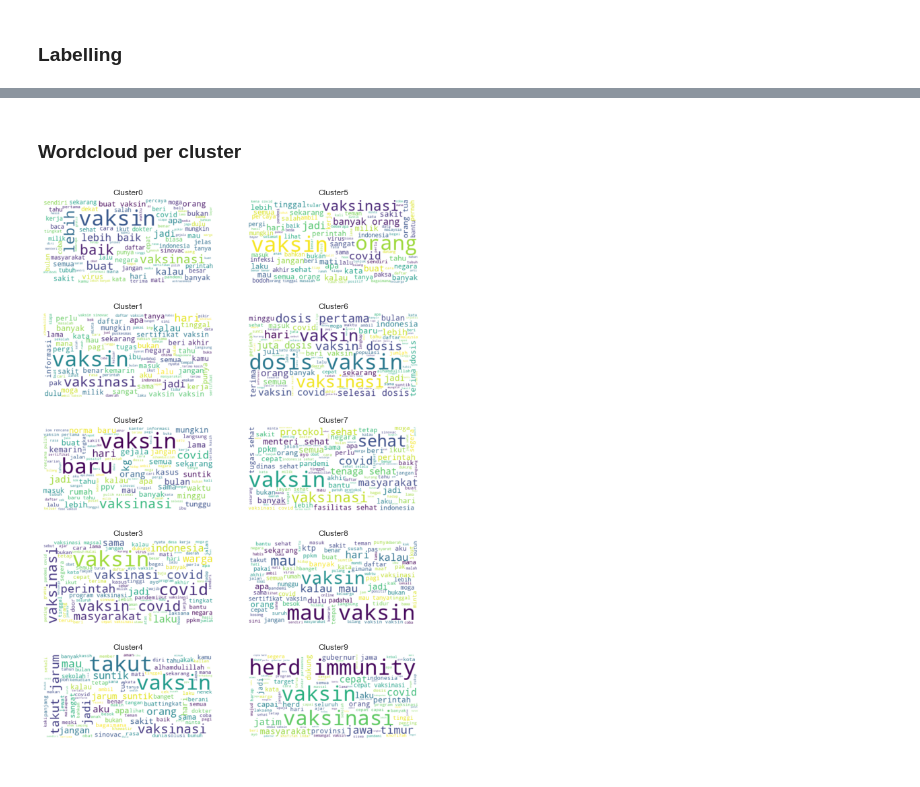
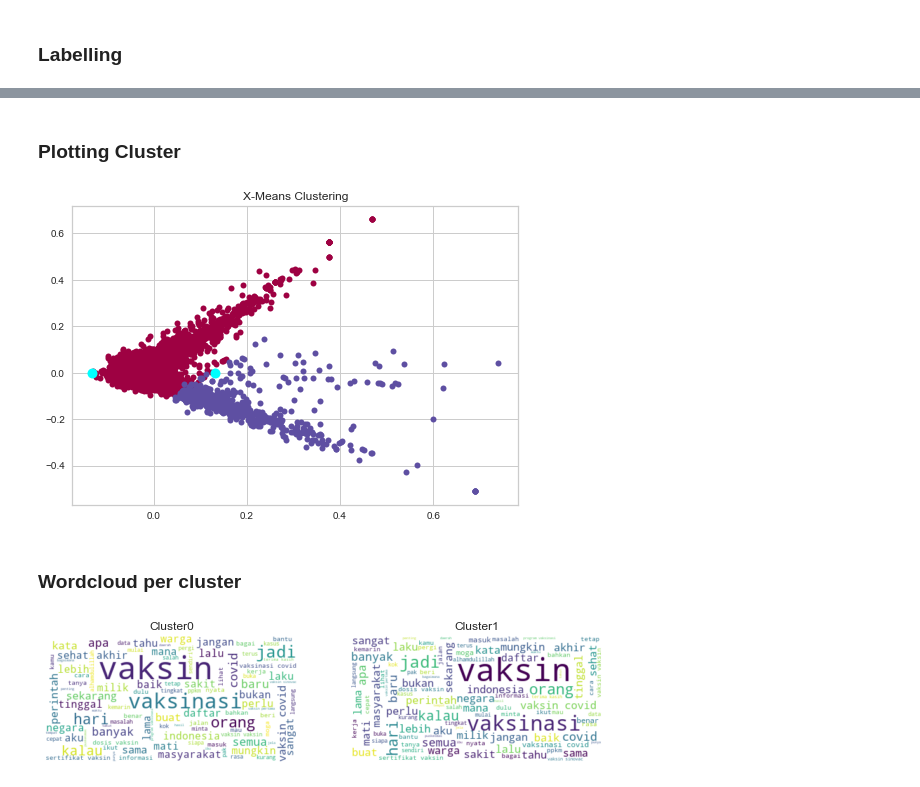
Before and after one commit to zeerafle/text-mining-clustering, a Jupyter notebook: clustering-result-oriented.ipynb, the cells around one changed output, grey strips where cells are left out. Drawn from its saved outputs; the diff is of its cells as text; code cells hidden in the pictures.

```diff
--- a/clustering-result-oriented.ipynb
+++ b/clustering-result-oriented.ipynb
@@ -362,7 +296,7 @@ def create_wordcloud(result_table):
 ### Find Best Number of Cluster
 # %%
 # k is range of number of clusters.
-visualizer = KElbowVisualizer(KMeans(algorithm='full'), k=(2,120), metric='silhouette', timings=True)
+visualizer = KElbowVisualizer(KMeans(algorithm='full', random_state=1), k=(2,30), metric='silhouette', timings=True)
 visualizer.fit(features)        # Fit the data to the visualizer
 visualizer.show()        # Finalize and render the figure
 # %% [output]
@@ -577,8 +436,6 @@ visualizer.show()        # Finalize and render the figure
 # %% [markdown]
 ### Training
 # %%
-acc_kmeans, acc_kmeans_time = fit_clustering(
-    KMeans(K, random_state=1, algorithm='elkan'),
-    features
-)
+acc_kmeans = KMeans(2, random_state=1, algorithm='elkan')
+acc_kmeans.fit(features)
 # %% [output]
@@ -651,14 +479,22 @@ Name: cluster, dtype: int64
 ### Find Best Number of Cluster
 # %%
 silhouette_scores = []
-max_K = 30
-initial_centers = kmeans_plusplus_initializer(features.todense(), K).initialize()
+exec_time = []
 for i in range(2,30):
-    xmeans_model = XMeans(features.todense(), initial_centers, K)
+    t0 = time.time()
+
+    initial_centers = kmeans_plusplus_initializer(features.todense(), i, random_state=1).initialize()
+    xmeans_model = XMeans(features.todense(), initial_centers, i, random_state=1)
     xmeans_model.process()
-    silhouette_scores.append(metrics.silhouette_score())
+    t1 = time.time() - t0
 
-    result_xmeans = pd.DataFrame(columns=['tweet', 'cluster'])
-    for cluster_num, cluster in enumerate(xmeans.get_clusters()):
+    exec_time.append(t1)
+
+    xmeans_cluster = pd.Series(dtype='int64')
+    for cluster_num, cluster in enumerate(xmeans_model.get_clusters()):
         for tweet_index in cluster:
-            result_xmeans = result_xmeans.append({'tweet': tweets[tweet_index], 'cluster': cluster_num}, ignore_index=True)
+            xmeans_cluster.at[tweet_index] = cluster_num
+
+    xmeans_cluster.sort_index(inplace=True)
+
+    silhouette_scores.append(metrics.silhouette_score(features, xmeans_cluster.to_numpy()))
@@ -710,12 +559,26 @@ create_topic_table(xmeans)
+# %% [markdown]
+### Plotting Cluster
+# %%
+create_plot(result_xmeans.cluster.to_numpy(),
+            np.array(xmeans.get_centers()),
+            'X-Means Clustering')
+# %% [output]
+[figure, added]
 # %% [markdown]
 ### Wordcloud per cluster
 # %%
-result_xmeans = pd.DataFrame(columns=['tweet', 'cluster'])
-
+xmeans_cluster = pd.Series(dtype='int64')
 for cluster_num, cluster in enumerate(xmeans.get_clusters()):
     for tweet_index in cluster:
-        result_xmeans = result_xmeans.append({'tweet': tweets[tweet_index], 'cluster': cluster_num}, ignore_index=True)
+        xmeans_cluster.at[tweet_index] = cluster_num
+
+xmeans_cluster.sort_index(inplace=True)
+
+result_xmeans = pd.concat(
+    [pd.DataFrame({'tweet': tweets}),
+     pd.DataFrame({'cluster': xmeans_cluster})],
+    axis=1)
 
 create_wordcloud(result_xmeans)
 # %% [output]
-[figure, old version]
+[figure, new version]
```
Also changed, not shown: parts of 72 cells of this notebook, 1 other file.
